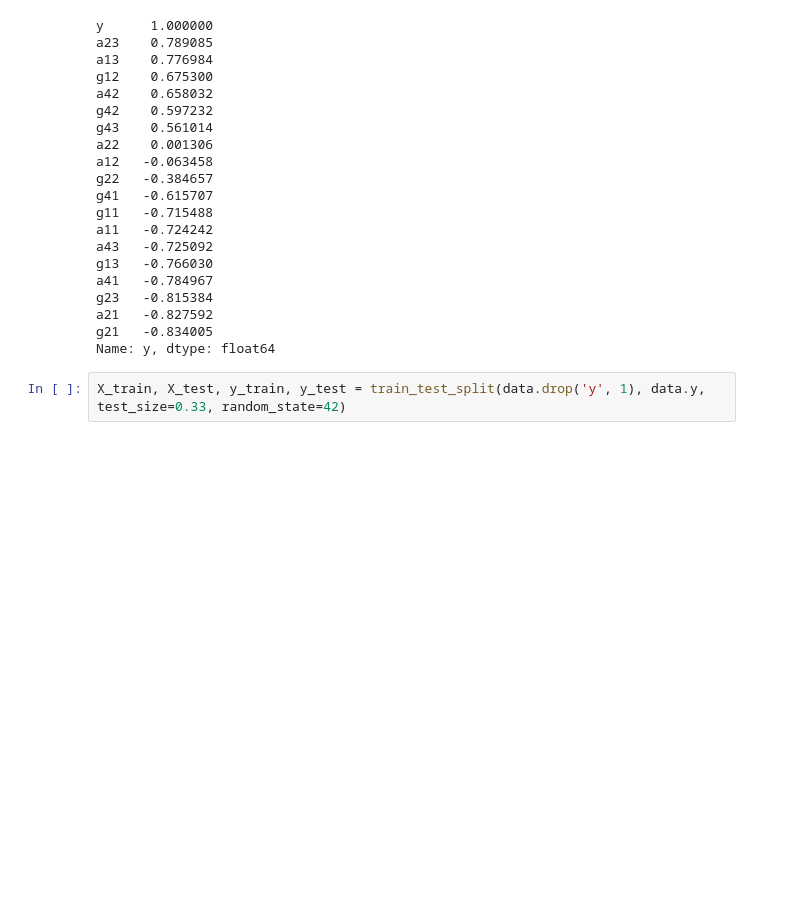
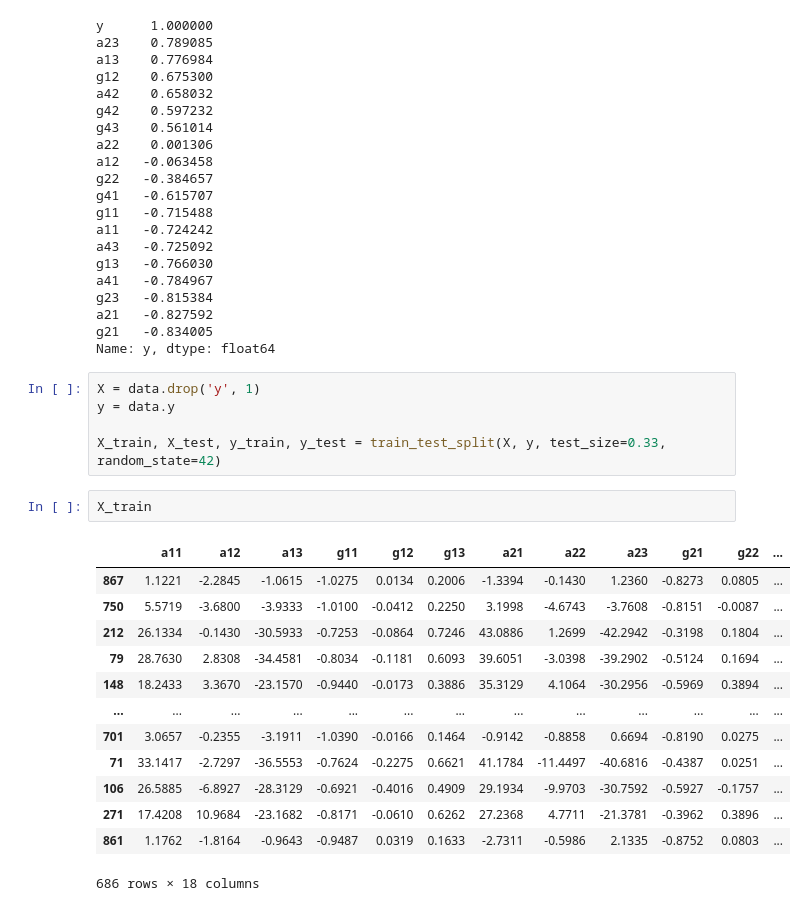
Before and after one commit to DT6A/MithrilData, a Jupyter notebook: MithrilNotebook.ipynb, the cells around one changed output. Cells and saved outputs as stored; diff of their text form; blank space fills up the shorter version.

```diff
--- a/MithrilNotebook.ipynb
+++ b/MithrilNotebook.ipynb
@@ -157,4 +168,23 @@ a21   -0.827592
 g21   -0.834005
 Name: y, dtype: float64
 # %%
-X_train, X_test, y_train, y_test = train_test_split(data.drop('y', 1), data.y, test_size=0.33, random_state=42)
+X = data.drop('y', 1)
+y = data.y
+
+X_train, X_test, y_train, y_test = train_test_split(X, y, test_size=0.33, random_state=42)
+# %%
+X_train
+# %% [output]
+|  | a11 | a12 | a13 | g11 | g12 | g13 | a21 | a22 | a23 | g21 | g22 | ... |
+| 867 | 1.1221 | -2.2845 | -1.0615 | -1.0275 | 0.0134 | 0.2006 | -1.3394 | -0.1430 | 1.2360 | -0.8273 | 0.0805 | ... |
+| 750 | 5.5719 | -3.6800 | -3.9333 | -1.0100 | -0.0412 | 0.2250 | 3.1998 | -4.6743 | -3.7608 | -0.8151 | -0.0087 | ... |
+| 212 | 26.1334 | -0.1430 | -30.5933 | -0.7253 | -0.0864 | 0.7246 | 43.0886 | 1.2699 | -42.2942 | -0.3198 | 0.1804 | ... |
+| 79 | 28.7630 | 2.8308 | -34.4581 | -0.8034 | -0.1181 | 0.6093 | 39.6051 | -3.0398 | -39.2902 | -0.5124 | 0.1694 | ... |
+| 148 | 18.2433 | 3.3670 | -23.1570 | -0.9440 | -0.0173 | 0.3886 | 35.3129 | 4.1064 | -30.2956 | -0.5969 | 0.3894 | ... |
+| ... | ... | ... | ... | ... | ... | ... | ... | ... | ... | ... | ... | ... |
+| 701 | 3.0657 | -0.2355 | -3.1911 | -1.0390 | -0.0166 | 0.1464 | -0.9142 | -0.8858 | 0.6694 | -0.8190 | 0.0275 | ... |
+| 71 | 33.1417 | -2.7297 | -36.5553 | -0.7624 | -0.2275 | 0.6621 | 41.1784 | -11.4497 | -40.6816 | -0.4387 | 0.0251 | ... |
+| 106 | 26.5885 | -6.8927 | -28.3129 | -0.6921 | -0.4016 | 0.4909 | 29.1934 | -9.9703 | -30.7592 | -0.5927 | -0.1757 | ... |
+| 271 | 17.4208 | 10.9684 | -23.1682 | -0.8171 | -0.0610 | 0.6262 | 27.2368 | 4.7711 | -21.3781 | -0.3962 | 0.3896 | ... |
+| 861 | 1.1762 | -1.8164 | -0.9643 | -0.9487 | 0.0319 | 0.1633 | -2.7311 | -0.5986 | 2.1335 | -0.8752 | 0.0803 | ... |
+686 rows × 18 columns
```
Also changed, not shown: parts of 10 cells of this notebook.
